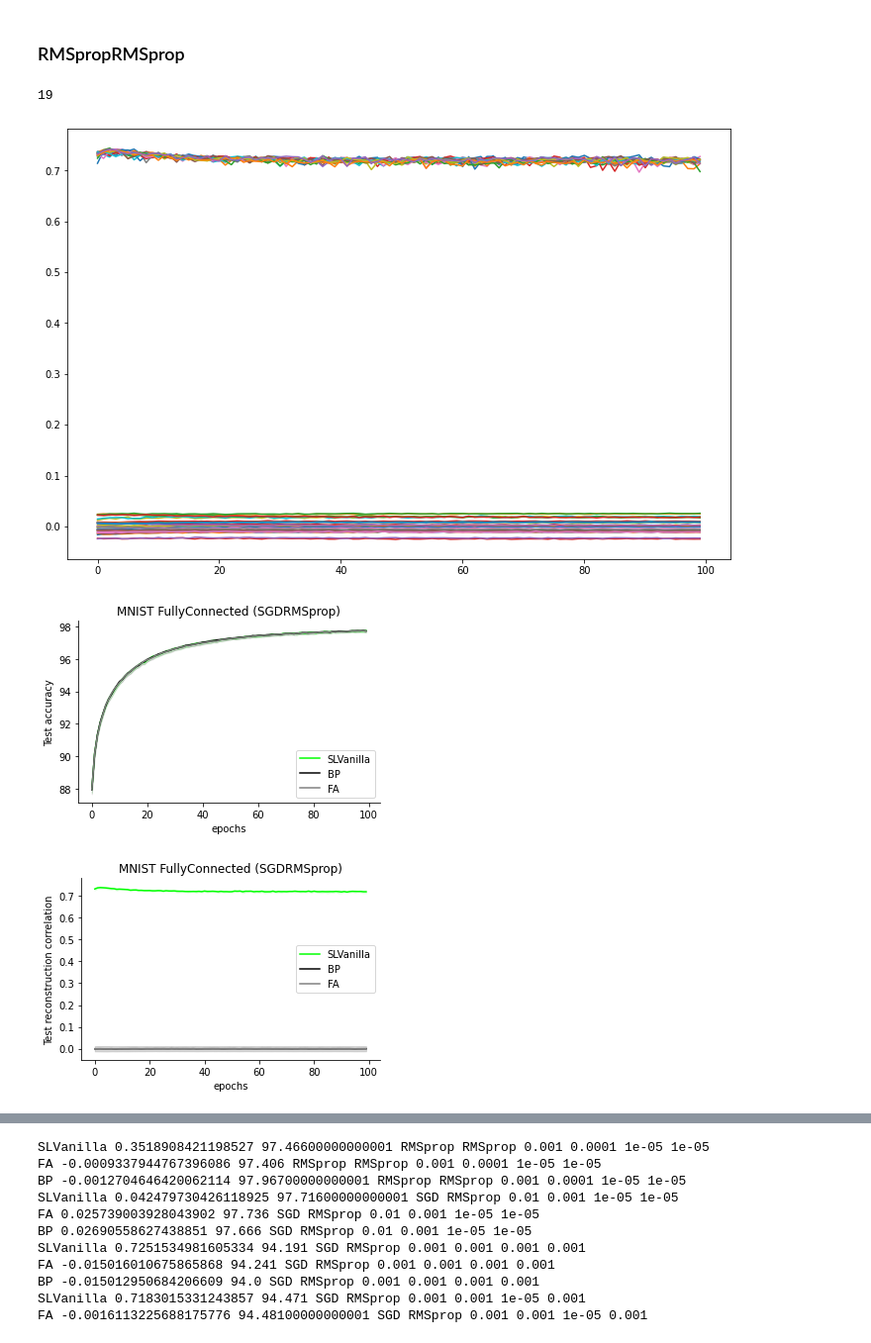
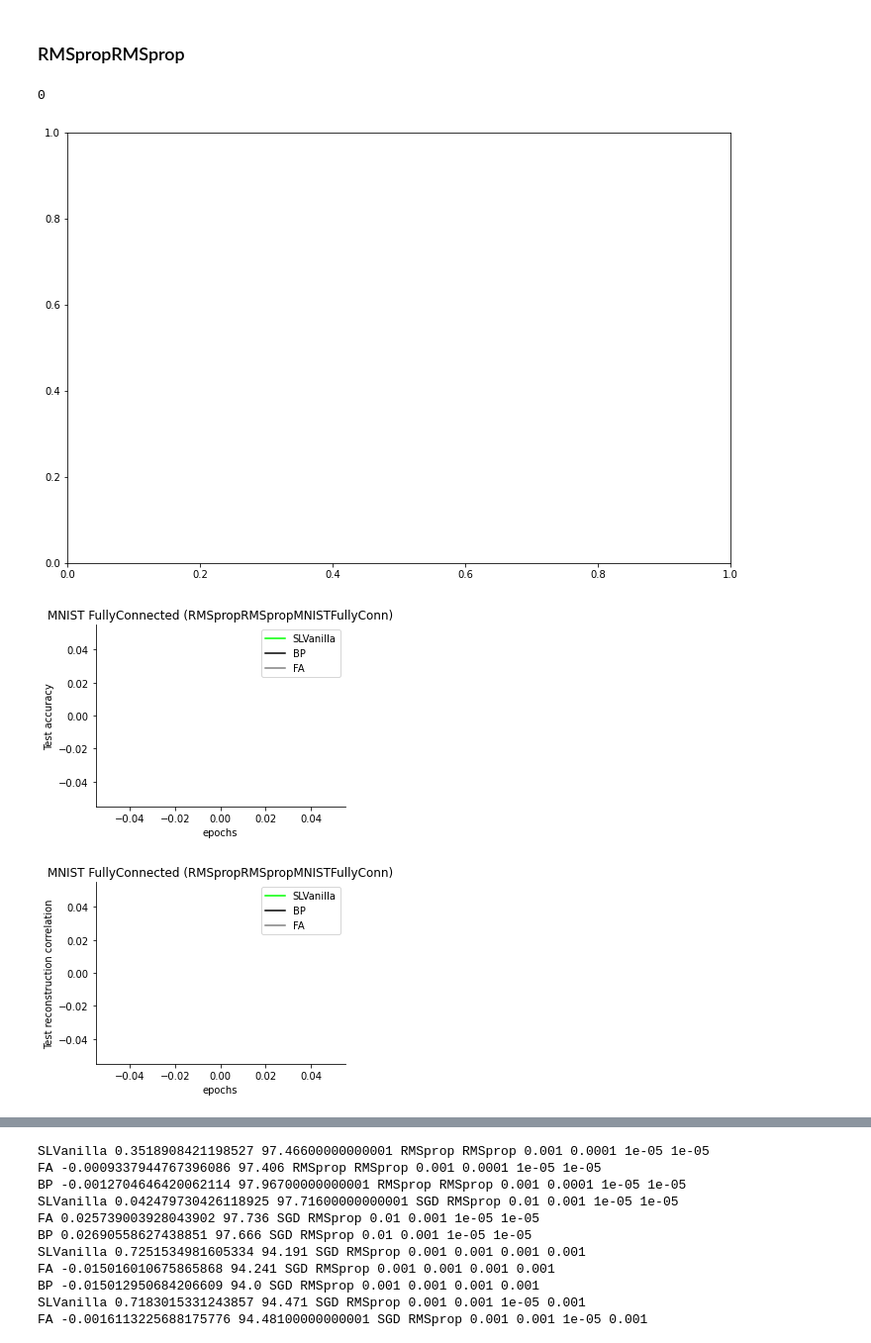
Before and after one commit to toosi/Feedback_Feedforward_Alignment, a Jupyter notebook: generate_figures_draft.ipynb, the cells around one changed output, grey strips where cells are left out. Shown at 99% size. Saved outputs shown, nothing was run; the diff lists cells and outputs as text; code cells hidden in the pictures.

```diff
--- a/generate_figures_draft.ipynb
+++ b/generate_figures_draft.ipynb
@@ -46,7 +46,7 @@ all_paths = getListOfFiles(resultsdir)
 # %% [markdown]
 ### RMSpropRMSprop
 # %%
-hashname = 'SGDRMSprop' #'RMSpropRMSprop'
+hashname = 'RMSpropRMSpropMNISTFullyConn' #'RMSpropRMSpropMNISTAsymResLNet10'
 methods = ['SLVanilla','BP', 'FA']
 colors = {'FA':'gray', 'BP':'k', 'SLVanilla':'lime'}
 
@@ -57,44 +57,47 @@ valid_runnames = []
 fig, ax = plt.subplots(1,1, figsize=(12,8))
 for l in Lines:
     runname = l.strip('\n')
+
+    configs = yaml.safe_load(open(path_prefix + '/Results/Symbio/Symbio/%s/configs.yml'%runname, 'r'))
     list_csv_paths = []
     for method in methods:
         p = path_prefix + '/Results/Symbio/Symbio/%s/training_results_%s.csv'%(runname, method)
         if os.path.exists(p):
-            list_csv_paths.append(p)
+            df = pd.read_csv(p)
+            if len(list(df['test_acc'])) == configs['epochs']:
+                list_csv_paths.append(p)
     if len(list_csv_paths) == len(methods):
         valid_runnames.append(runname)
         configs = yaml.safe_load(open(path_prefix + '/Results/Symbio/Symbio/%s/configs.yml'%runname, 'r'))
 
 print(len(valid_runnames))
 
 n_epochs = configs['epochs']
 arch =  configs['arche'][:-1]
 
 test_init = np.zeros((len(valid_runnames),n_epochs))
 test_acc_dict = {}
 test_corrd_dict = {}
 test_lossd_dict = {}
 for method in methods:
     test_acc_dict[method] = copy.deepcopy(test_init)
     test_corrd_dict[method] = copy.deepcopy(test_init)
     test_lossd_dict[method] = copy.deepcopy(test_init)
 
 for r, runname in enumerate(valid_runnames):
-#     print(runname)
     configs = yaml.safe_load(open(path_prefix + '/Results/Symbio/Symbio/%s/configs.yml'%runname, 'r'))
 
     for method in methods:
         p = path_prefix + '/Results/Symbio/Symbio/%s/training_results_%s.csv'%(runname, method)
         df = pd.read_csv(p)
         label = method
         pl = ax.plot(df['test_corrd'], label=label)
         test_acc_dict[method][r] = list(df['test_acc'])
         test_corrd_dict[method][r] = list(df['test_corrd'])
         test_lossd_dict[method][r] = list(df['test_lossd'])
 # %% [output]
-19
+0
-[figure, old version]
+[figure, new version]
 # %%
 fig, ax = plt.subplots(1,1, figsize=(5,3.5))
 measure = test_acc_dict
@@ -118,7 +121,7 @@ plt.tight_layout()
 fig.savefig(path_prefix + '/Results/Symbio/runswithhash/%s_test_acc_%s.png'%(hashname, arch), dpi=200)
 fig.savefig(path_prefix + '/Results/Symbio/runswithhash/%s_test_acc_%s.pdf'%(hashname, arch), dpi=200)
 # %% [output]
-[figure, old version]
+[figure, new version]
 # %%
 fig, ax = plt.subplots(1,1, figsize=(5,3.5))
 measure = test_corrd_dict
@@ -141,7 +144,7 @@ plt.tight_layout()
 fig.savefig(path_prefix + '/Results/Symbio/runswithhash/%s_test_corrd_%s.png'%(hashname, arch), dpi=200)
 fig.savefig(path_prefix + '/Results/Symbio/runswithhash/%s_test_corrd_%s.pdf'%(hashname, arch), dpi=200)
 # %% [output]
-[figure, old version]
+[figure, new version]
 # %%
 fig, ax = plt.subplots(1,1, figsize=(5,3.5))
 measure = test_lossd_dict
```
Also changed, not shown: parts of 3 cells of this notebook, 4 other files.
